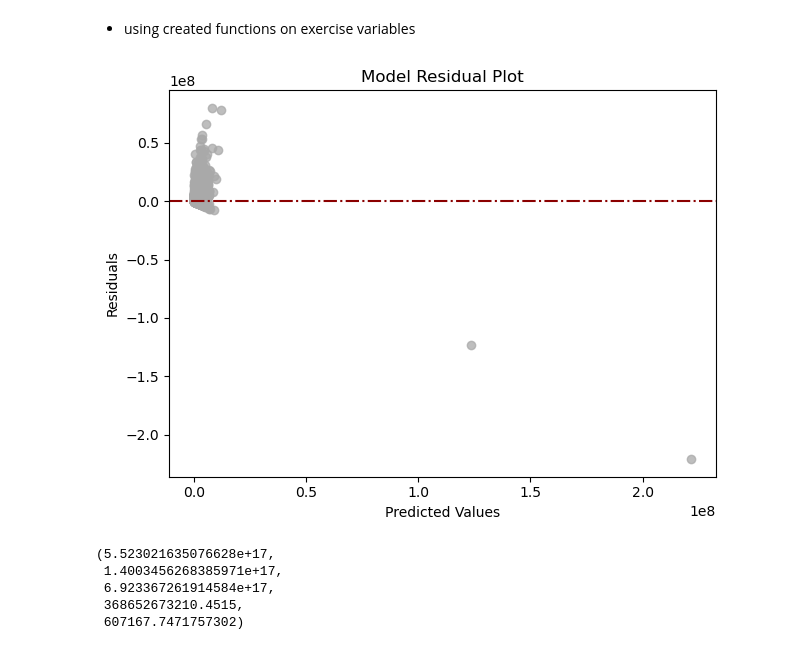
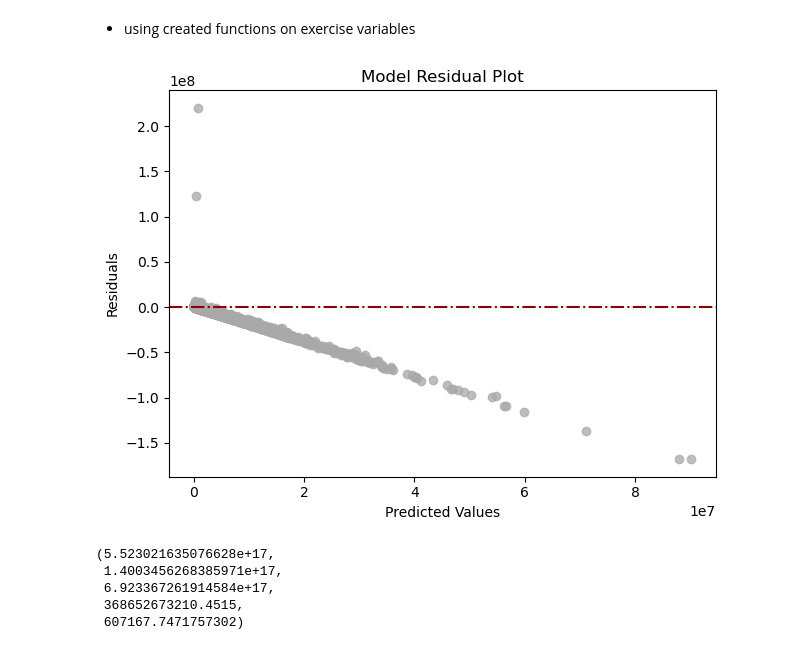
Before and after one commit to Marc-Aradillas/regression-exercises, a Jupyter notebook: evaluate.ipynb, the cells around one changed output. Saved outputs shown, nothing was run; the diff lists cells and outputs as text; code cells hidden in the pictures.

```diff
--- a/evaluate.ipynb
+++ b/evaluate.ipynb
@@ -289,9 +292,9 @@ import evaluate
 # %% [markdown]
 - using created functions on exercise variables
 # %%
-evaluate.plot_residuals(preds.y_actual, preds.y_hat)
+evaluate.plot_residuals(preds.y_actual, preds.y_hat_resids)
 # %% [output]
-[figure, old version]
+[figure, new version]
 # %%
 evaluate.regression_errors(preds.y_actual, preds.y_hat)
 # %% [output]
```
Also changed, not shown: parts of 5 cells of this notebook, 5 other files.
